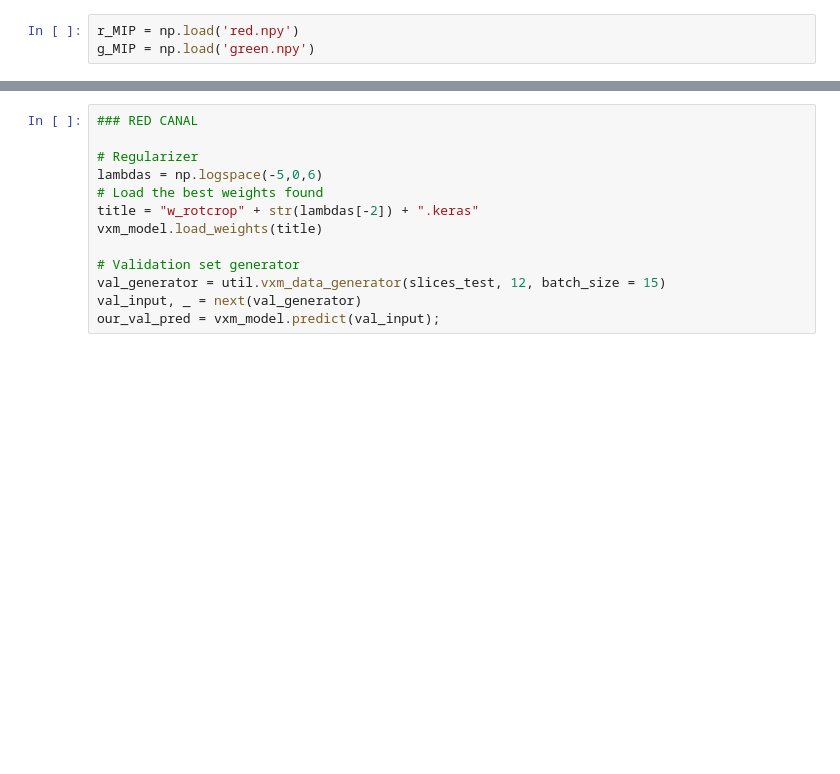
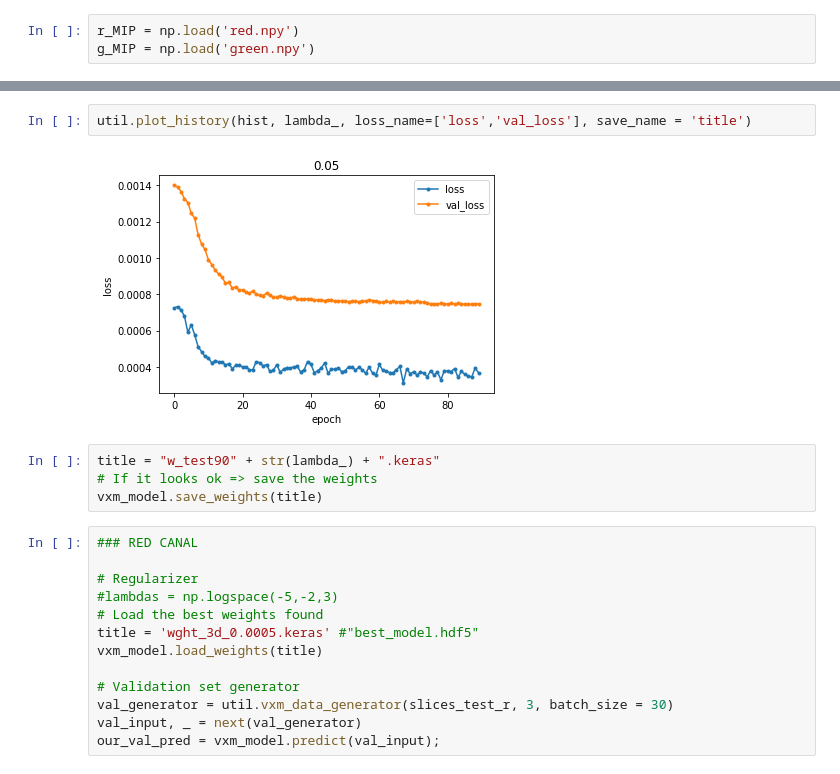
Before and after one commit to madtoinou/voxelmorph, a Jupyter notebook: MIP_c.ipynb, the cells around one changed output, grey strips where cells are left out. Cells and saved outputs as stored; diff of their text form; blank space fills up the shorter version.

```diff
--- a/MIP_c.ipynb
+++ b/MIP_c.ipynb
@@ -187,14 +182,22 @@ for lambda_ in lambdas :
+# %%
+util.plot_history(hist, lambda_, loss_name=['loss','val_loss'], save_name = 'title')
+# %% [output]
+[figure, added]
+# %%
+title = "w_test90" + str(lambda_) + ".keras"
+# If it looks ok => save the weights
+vxm_model.save_weights(title)
 # %%
 ### RED CANAL
 
 # Regularizer
-lambdas = np.logspace(-5,0,6)
+#lambdas = np.logspace(-5,-2,3)
 # Load the best weights found
-title = "w_rotcrop" + str(lambdas[-2]) + ".keras"
+title = 'wght_3d_0.0005.keras' #"best_model.hdf5"
 vxm_model.load_weights(title)
 
 # Validation set generator
-val_generator = util.vxm_data_generator(slices_test, 12, batch_size = 15)
+val_generator = util.vxm_data_generator(slices_test_r, 3, batch_size = 30)
 val_input, _ = next(val_generator)
 our_val_pred = vxm_model.predict(val_input);
 # %%
```
Also changed, not shown: parts of 23 cells of this notebook.
